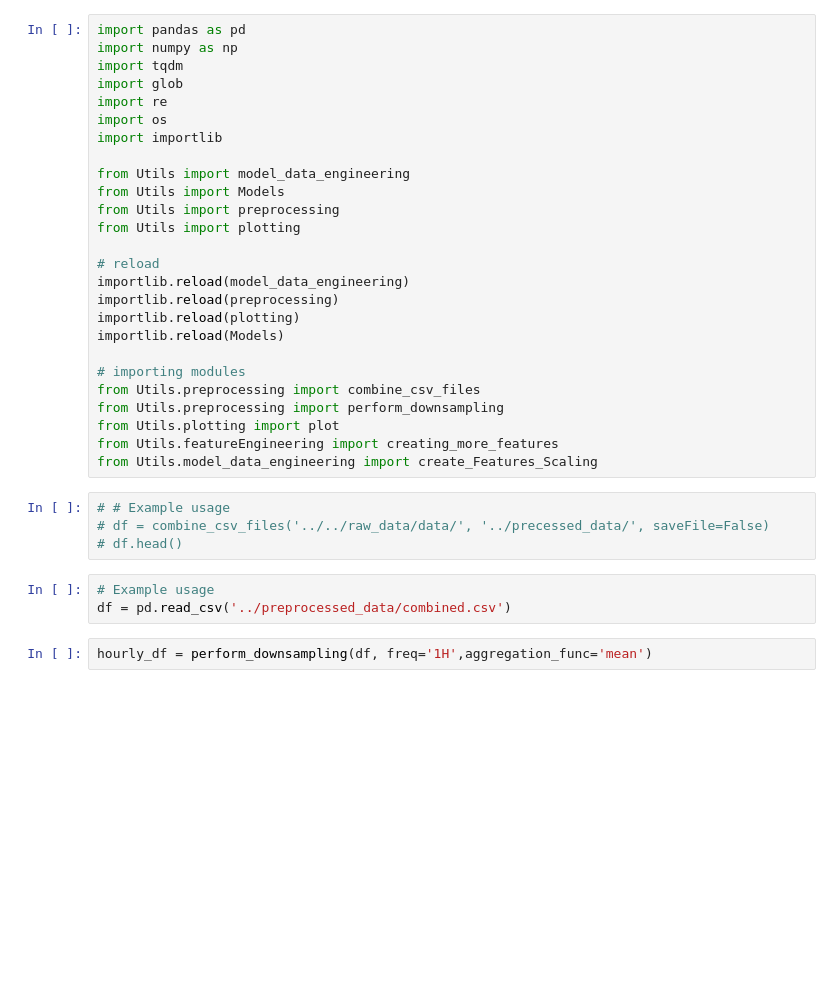
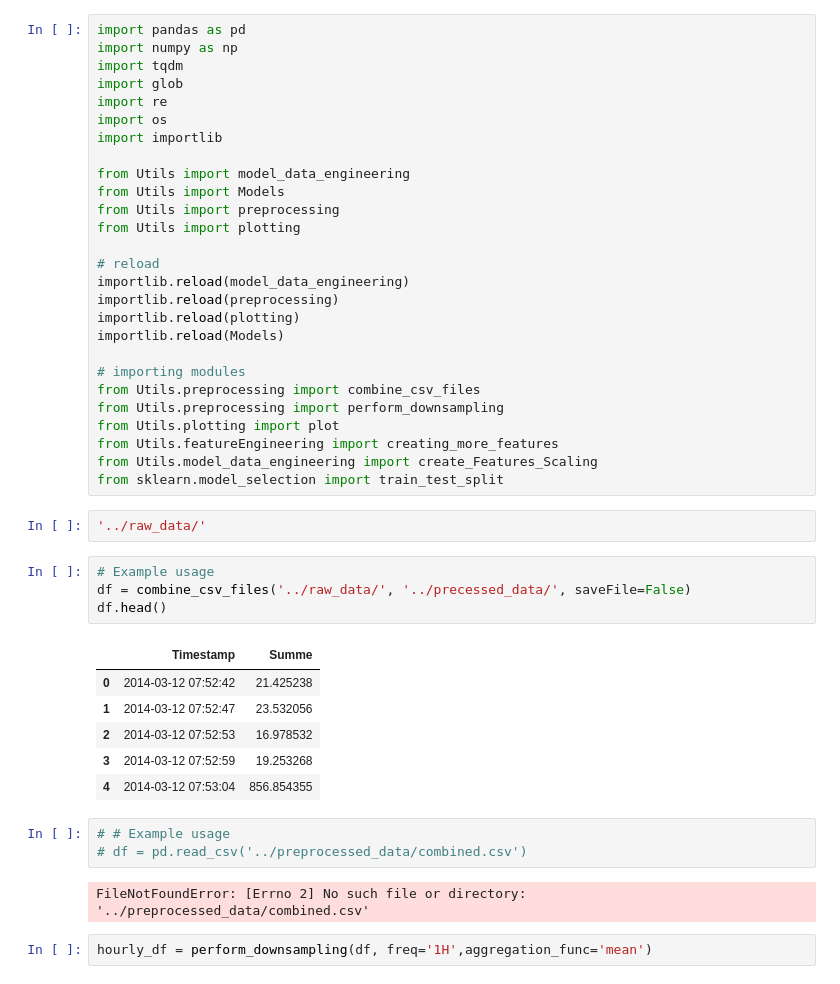
Before and after one commit to iffishells/Electricity_Consumption_forecasting, a Jupyter notebook: ElectricityForecasting_version_0.0/Notebooks/hybird_lstm_xgb_version_0.1.ipynb, the cells around one changed output. Drawn from its saved outputs; the diff is of its cells as text; blank space fills up the shorter version.

```diff
--- a/ElectricityForecasting_version_0.0/Notebooks/hybird_lstm_xgb_version_0.1.ipynb
+++ b/ElectricityForecasting_version_0.0/Notebooks/hybird_lstm_xgb_version_0.1.ipynb
@@ -24,13 +24,25 @@ from Utils.preprocessing import perform_downsampling
 from Utils.plotting import plot
 from Utils.featureEngineering import creating_more_features
 from Utils.model_data_engineering import create_Features_Scaling
+from sklearn.model_selection import train_test_split
+# %%
+'../raw_data/'
 # %%
-# # Example usage
-# df = combine_csv_files('../../raw_data/data/', '../precessed_data/', saveFile=False)
-# df.head()
+# Example usage
+df = combine_csv_files('../raw_data/', '../precessed_data/', saveFile=False)
+df.head()
+# %% [output]
+|  | Timestamp | Summe |
+| 0 | 2014-03-12 07:52:42 | 21.425238 |
+| 1 | 2014-03-12 07:52:47 | 23.532056 |
+| 2 | 2014-03-12 07:52:53 | 16.978532 |
+| 3 | 2014-03-12 07:52:59 | 19.253268 |
+| 4 | 2014-03-12 07:53:04 | 856.854355 |
 # %%
-# Example usage
-df = pd.read_csv('../preprocessed_data/combined.csv')
+# # Example usage
+# df = pd.read_csv('../preprocessed_data/combined.csv')
+# %% [output]
+FileNotFoundError: [Errno 2] No such file or directory: '../preprocessed_data/combined.csv'
 # %%
 hourly_df = perform_downsampling(df, freq='1H',aggregation_func='mean')
 # %%
```
Also changed, not shown: parts of 1 cell of this notebook, 9 other files.
